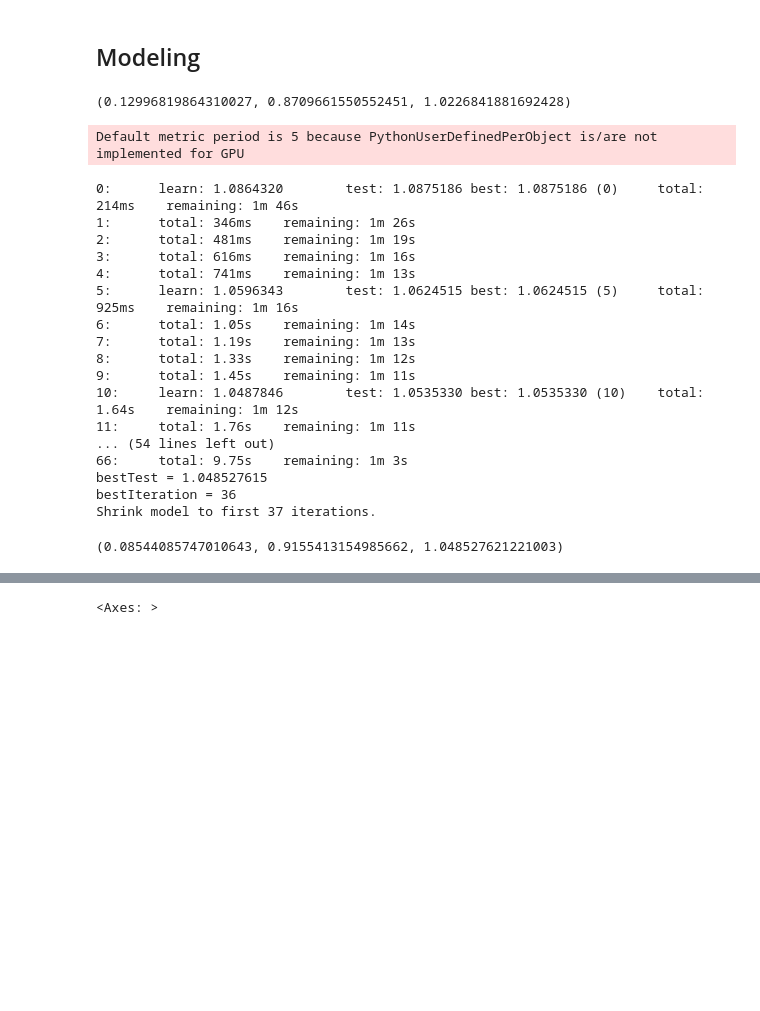
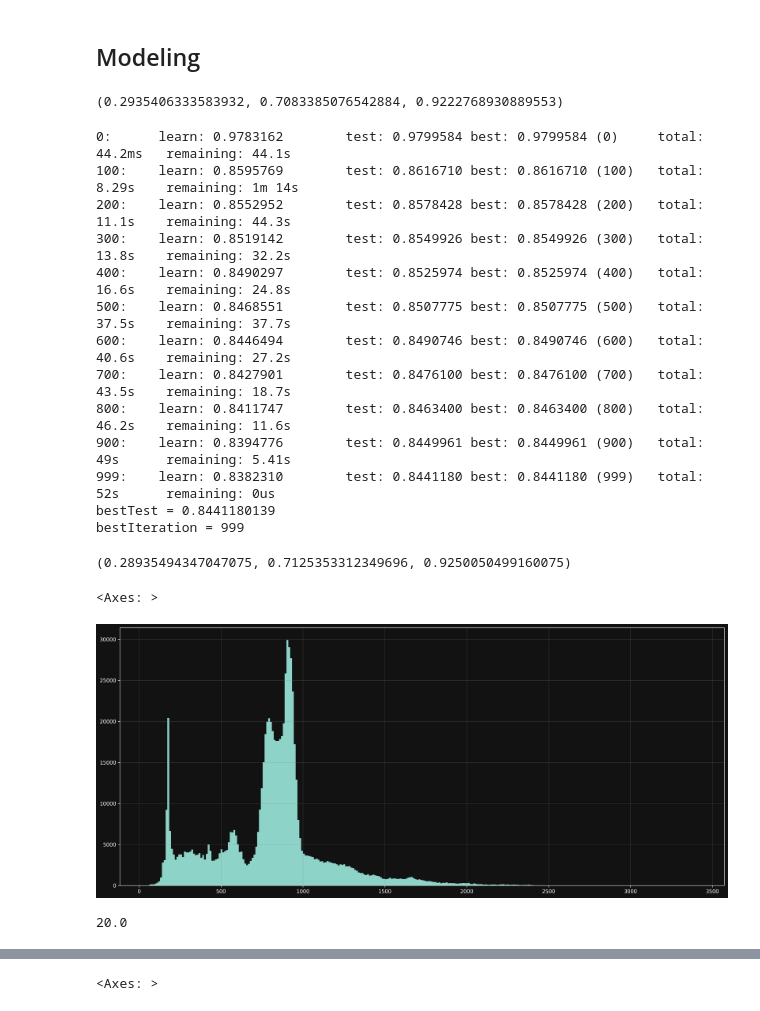
Before and after one commit to pakchu/regression-with-an-insurance-dataset, a Jupyter notebook: regress_by_y_bin_meta.ipynb, the cells around one changed output, grey strips where cells are left out. Cells and saved outputs as stored; diff of their text form; code cells hidden in the pictures; blank space fills up the shorter version.

```diff
--- a/regress_by_y_bin_meta.ipynb
+++ b/regress_by_y_bin_meta.ipynb
@@ -749,8 +894,8 @@ lgbm = LGBMRegressor(
     min_child_samples=7,
     min_child_weight=0.003,
 
-    n_estimators=500,
-    max_depth=20,
+    n_estimators=300,
+    max_depth=10,
     learning_rate=0.1,
 
     n_jobs=-1,
@@ -758,9 +903,10 @@ lgbm = LGBMRegressor(
     verbosity=-1,
     gpu_id=0,
     device_type='gpu',
+    verbose=50,
 )
 
-lgbm.fit(X_train, y_train, eval_set=[(X_val, y_val)], eval_metric=rmlse_with_inverse)
+lgbm.fit(X_train, y_train, eval_set=[(X_val, y_val)])
 evaluate_model(lgbm, X_val, y_val)
 # %% [output]
-(0.12996819864310027, 0.8709661550552451, 1.0226841881692428)
+(0.2935406333583932, 0.7083385076542884, 0.9222768930889553)
@@ -767,33 +924,48 @@ evaluate_model(lgbm, X_val, y_val)
 # %%
-cbr = cat.CatBoostRegressor(
-    n_estimators=500,
-    max_depth=15,
+cbr = CatBoostRegressor(
+    # n_estimators=1000,
+    max_depth=6,
     learning_rate=0.1,
     random_state=42,
-    verbose=1,
+    # verbose=50,
     task_type='GPU',
+    iterations=1000,
+    # learning_rate=0.13397920116126227,
+    # depth=7,
+    # l2_leaf_reg=0.3146337134953499,
+    # loss_function=SleObjective(use_inverse=True),
+    # random_strength=0.017436727722425445,
+    # bagging_temperature=0.021100226048569683,
     # loss_function=RMLSEMetricInv(),
-    eval_metric=RmsleMetric(use_inverse=True),
+    # eval_metric=RmsleMetric(use_inverse=True),
+    cat_features=['gmm_class_pred']
 )
-cbr.fit(X_train, y_train, eval_set=[(X_val, y_val)], verbose=30, early_stopping_rounds=30)
+cbr.fit(
+    X_train, y_train, verbose=100, early_stopping_rounds=100,
+    eval_set=[(X_val, y_val)], save_snapshot=False
+)
 evaluate_model(cbr, X_val, y_val)
 # %% [output]
-Default metric period is 5 because PythonUserDefinedPerObject is/are not implemented for GPU
+0:      learn: 0.9783162        test: 0.9799584 best: 0.9799584 (0)     total: 44.2ms   remaining: 44.1s
+100:    learn: 0.8595769        test: 0.8616710 best: 0.8616710 (100)   total: 8.29s    remaining: 1m 14s
+200:    learn: 0.8552952        test: 0.8578428 best: 0.8578428 (200)   total: 11.1s    remaining: 44.3s
+300:    learn: 0.8519142        test: 0.8549926 best: 0.8549926 (300)   total: 13.8s    remaining: 32.2s
+400:    learn: 0.8490297        test: 0.8525974 best: 0.8525974 (400)   total: 16.6s    remaining: 24.8s
+500:    learn: 0.8468551        test: 0.8507775 best: 0.8507775 (500)   total: 37.5s    remaining: 37.7s
+600:    learn: 0.8446494        test: 0.8490746 best: 0.8490746 (600)   total: 40.6s    remaining: 27.2s
+700:    learn: 0.8427901        test: 0.8476100 best: 0.8476100 (700)   total: 43.5s    remaining: 18.7s
+800:    learn: 0.8411747        test: 0.8463400 best: 0.8463400 (800)   total: 46.2s    remaining: 11.6s
+900:    learn: 0.8394776        test: 0.8449961 best: 0.8449961 (900)   total: 49s      remaining: 5.41s
+999:    learn: 0.8382310        test: 0.8441180 best: 0.8441180 (999)   total: 52s      remaining: 0us
+bestTest = 0.8441180139
+bestIteration = 999
-0:      learn: 1.0864320        test: 1.0875186 best: 1.0875186 (0)     total: 214ms    remaining: 1m 46s
-1:      total: 346ms    remaining: 1m 26s
-2:      total: 481ms    remaining: 1m 19s
-3:      total: 616ms    remaining: 1m 16s
-4:      total: 741ms    remaining: 1m 13s
-5:      learn: 1.0596343        test: 1.0624515 best: 1.0624515 (5)     total: 925ms    remaining: 1m 16s
-6:      total: 1.05s    remaining: 1m 14s
-7:      total: 1.19s    remaining: 1m 13s
-8:      total: 1.33s    remaining: 1m 12s
-9:      total: 1.45s    remaining: 1m 11s
-10:     learn: 1.0487846        test: 1.0535330 best: 1.0535330 (10)    total: 1.64s    remaining: 1m 12s
-11:     total: 1.76s    remaining: 1m 11s
-... (54 lines left out)
-66:     total: 9.75s    remaining: 1m 3s
-bestTest = 1.048527615
-bestIteration = 36
-Shrink model to first 37 iterations.
+(0.28935494347047075, 0.7125353312349696, 0.9250050499160075)
-(0.08544085747010643, 0.9155413154985662, 1.048527621221003)
+# %%
+pd.Series(np.clip(inverse_y(cbr.predict(X_test)), 20, 5000), name='Premium Amount', index = X_test.index).to_csv('1classify+3reg_without_fold.csv', header=True)
+# %% [output]
+<Axes: >
+[figure, added]
+# %%
+inverse_y(y).min()
+# %% [output]
+20.0
```
Also changed, not shown: parts of 67 cells of this notebook, 6 other files.
